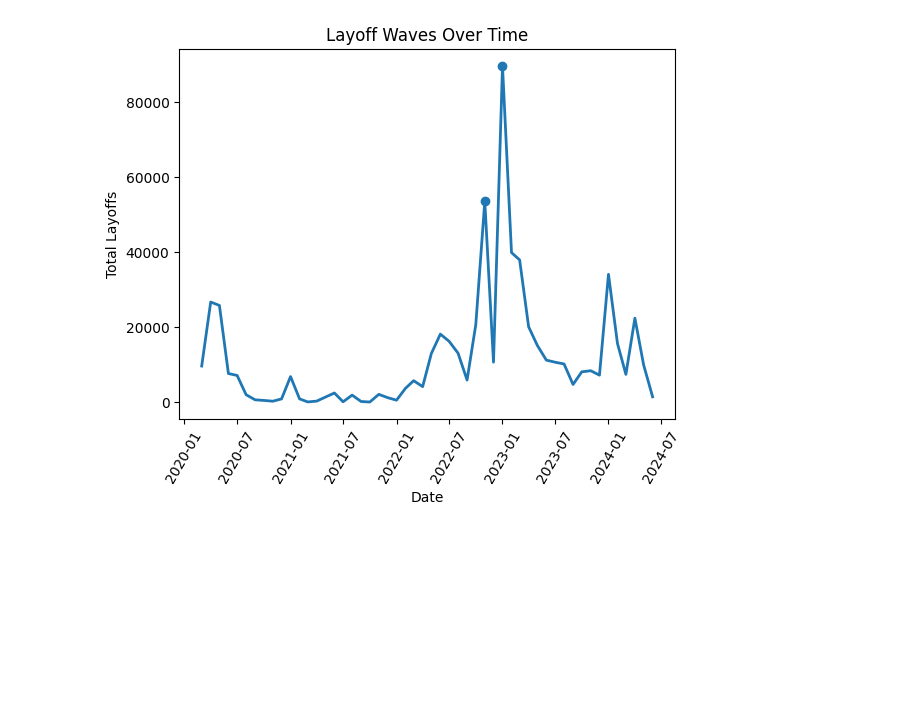
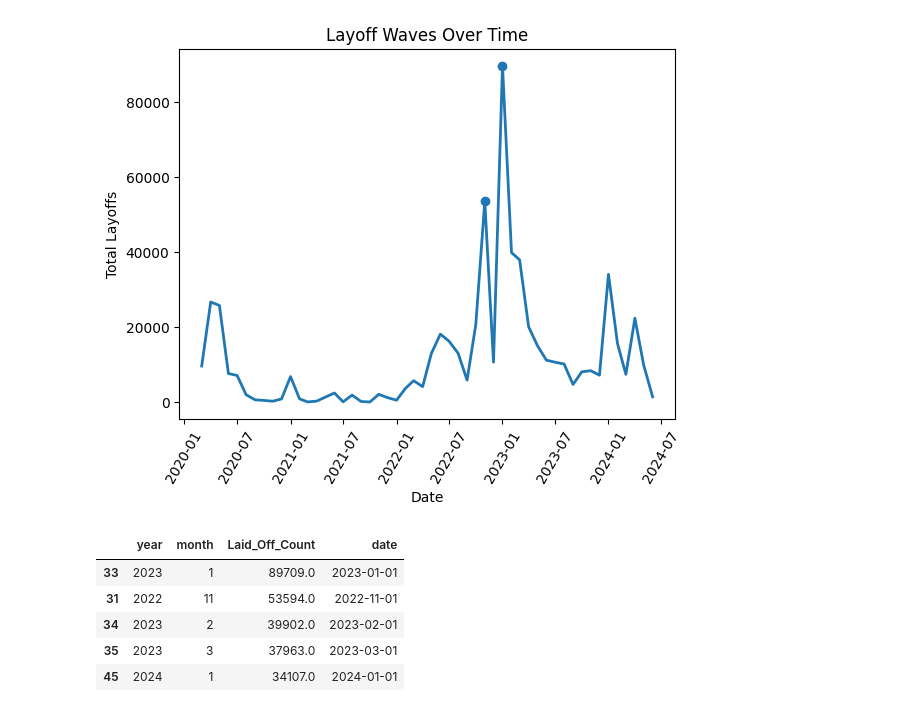
Before and after one commit to riddhikale/Tech-Layoffs, a Jupyter notebook: notebooks/eda.ipynb, the cells around one changed output. Cells and saved outputs as stored; diff of their text form; code cells hidden in the pictures; blank space fills up the shorter version.

Commit message:
analyze peak layoff wave periods and major spikes

```diff
--- a/notebooks/eda.ipynb
+++ b/notebooks/eda.ipynb
@@ -428,3 +428,12 @@ plt.xticks(rotation=60)
 plt.show()
 # %% [output]
 [figure]
+# %%
+monthly_wave.sort_values(by='Laid_Off_Count', ascending=False).head()
+# %% [output]
+|  | year | month | Laid_Off_Count | date |
+| 33 | 2023 | 1 | 89709.0 | 2023-01-01 |
+| 31 | 2022 | 11 | 53594.0 | 2022-11-01 |
+| 34 | 2023 | 2 | 39902.0 | 2023-02-01 |
+| 35 | 2023 | 3 | 37963.0 | 2023-03-01 |
+| 45 | 2024 | 1 | 34107.0 | 2024-01-01 |
```
